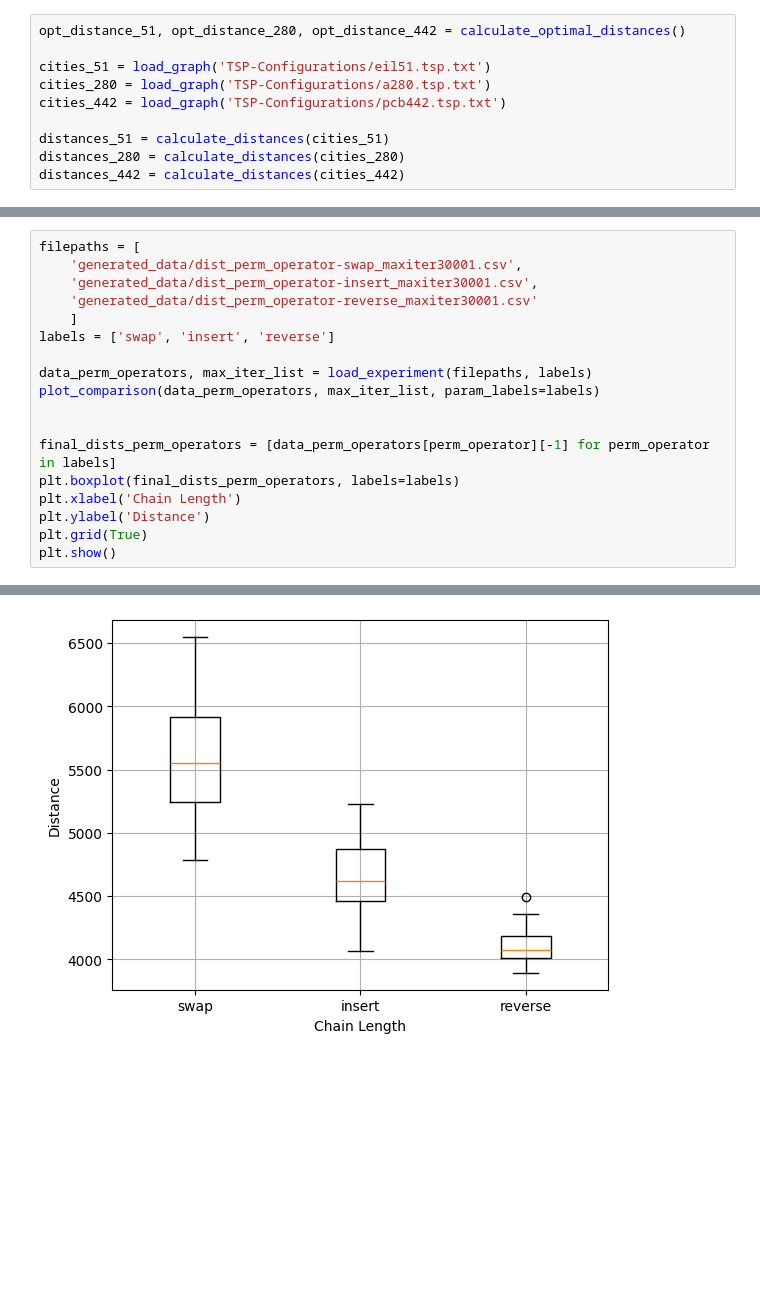
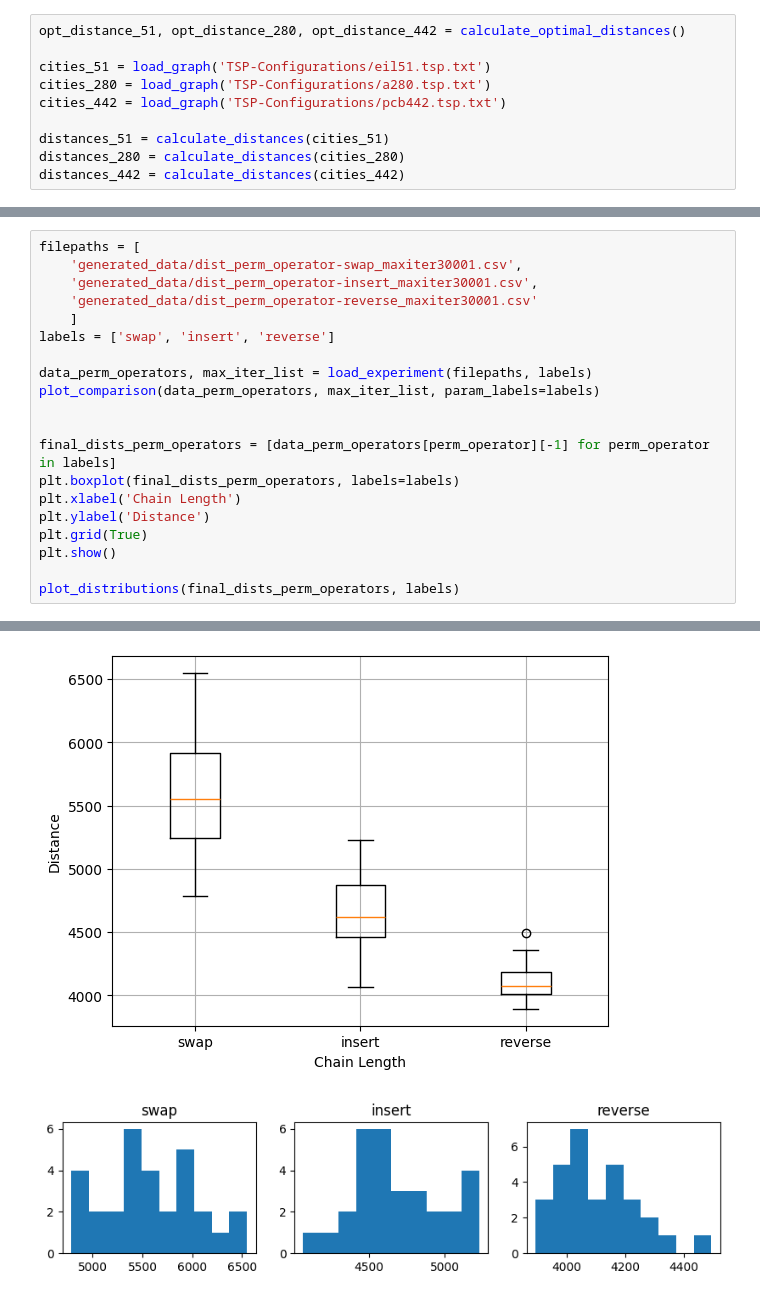
Before and after one commit to Foundnation/Stochastic-Simulation, a Jupyter notebook: TSM/analyse_data.ipynb, the cells around one changed output, grey strips where cells are left out. Saved outputs shown, nothing was run; the diff lists cells and outputs as text; blank space fills up the shorter version.

```diff
--- a/TSM/analyse_data.ipynb
+++ b/TSM/analyse_data.ipynb
@@ -77,21 +82,24 @@ def plot_distributions(results, param_labels):
 # %%
 filepaths = [
     'generated_data/dist_perm_operator-swap_maxiter30001.csv',
     'generated_data/dist_perm_operator-insert_maxiter30001.csv',
     'generated_data/dist_perm_operator-reverse_maxiter30001.csv'
     ]
 labels = ['swap', 'insert', 'reverse']
 
 data_perm_operators, max_iter_list = load_experiment(filepaths, labels)
 plot_comparison(data_perm_operators, max_iter_list, param_labels=labels)
 
 
 final_dists_perm_operators = [data_perm_operators[perm_operator][-1] for perm_operator in labels]
 plt.boxplot(final_dists_perm_operators, labels=labels)
 plt.xlabel('Chain Length')
 plt.ylabel('Distance')
 plt.grid(True)
 plt.show()
+
+plot_distributions(final_dists_perm_operators, labels)
 # %% [output]
 [figure]
 [figure]
+[figure, added]
```
Also changed, not shown: parts of 8 cells of this notebook, 18 other files.
